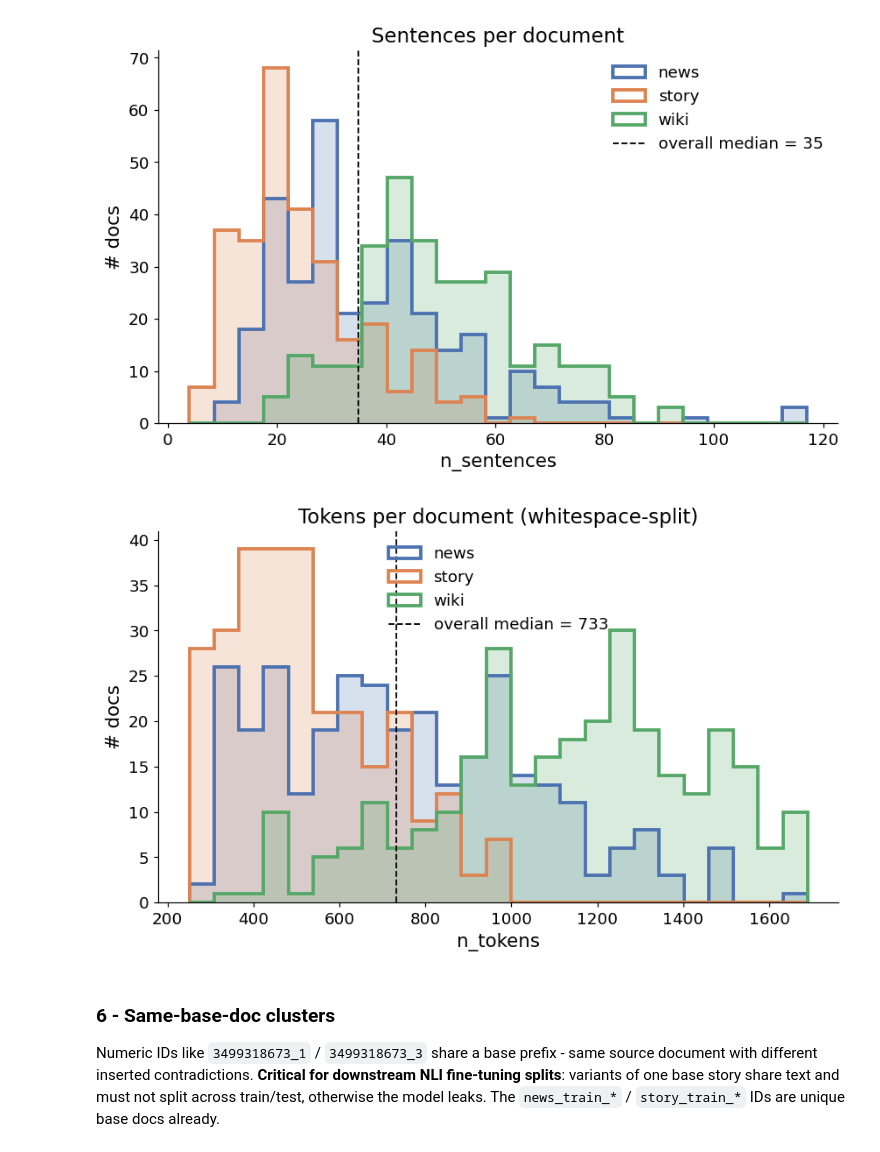
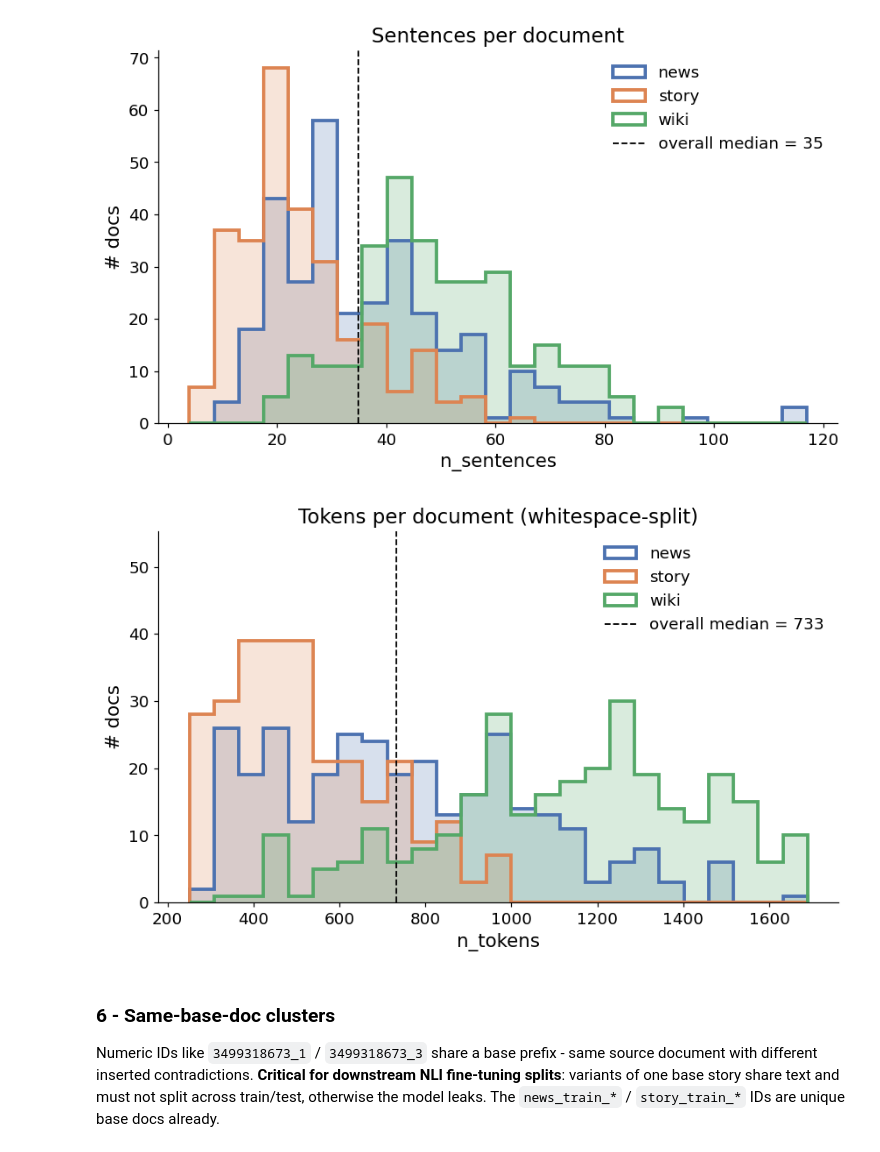
Before and after one commit to Phyke/AT82.05-Claim-Contradiction-Over-Knowledge-Graphs, a Jupyter notebook: experiments/01_EDA_ContraDoc.ipynb, the cells around one changed output. Drawn from its saved outputs; the diff is of its cells as text; code cells hidden in the pictures.

Commit message:
Fix plots

```diff
--- a/experiments/01_EDA_ContraDoc.ipynb
+++ b/experiments/01_EDA_ContraDoc.ipynb
@@ -389,7 +388,7 @@ for i, drop in enumerate(drops, start=1):
     if drop <= 0:
         continue
     yi = y[i]
-    ax.text(values_[i] / 2, yi - 0.32, f"-{drop}", ha="center", color="#C44E52", fontsize=11)
+    ax.text(values_[i] / 2, yi - 0.32, f"-{drop}", ha="center", color="white", fontsize=11, fontweight="bold")
 ax.set_yticks(y)
 ax.set_yticklabels(labels_)
 ax.set_xlabel("# YES docs surviving each filter")
@@ -534,22 +533,23 @@ wiki      330    1166  1130  1689
 # %%
 # Plot 5b: tokens per document (whitespace-split)
 fig, ax = plt.subplots(figsize=(8, 5.0))
 col = "n_tokens"
 bin_edges = np.linspace(df[col].min(), df[col].max(), 26)
 for dt, sub in df.groupby("doc_type"):
     ax.hist(sub[col], bins=bin_edges, histtype="stepfilled", color=doctype_colors[dt], alpha=0.22)
     ax.hist(sub[col], bins=bin_edges, histtype="step", linewidth=2.5, color=doctype_colors[dt], label=dt)
 overall_median = int(df[col].median())
 ax.axvline(overall_median, color="black", linestyle="--", linewidth=1.2, label=f"overall median = {overall_median}")
 ax.set_xlabel(col)
 ax.set_ylabel("# docs")
 ax.set_title("Tokens per document (whitespace-split)")
-ax.legend(frameon=False)
+ax.set_ylim(top=ax.get_ylim()[1] * 1.35)
+ax.legend(frameon=False, loc="upper right")
 fig.tight_layout()
 fig.savefig(PLOT_DIR / "doc_length_tokens.png")
 plt.show()
 # %% [output]
-[figure, old version]
+[figure, new version]
 # %% [markdown]
 ### 6 - Same-base-doc clusters
 
```
Also changed, not shown: parts of 3 cells of this notebook, 4 other files.
